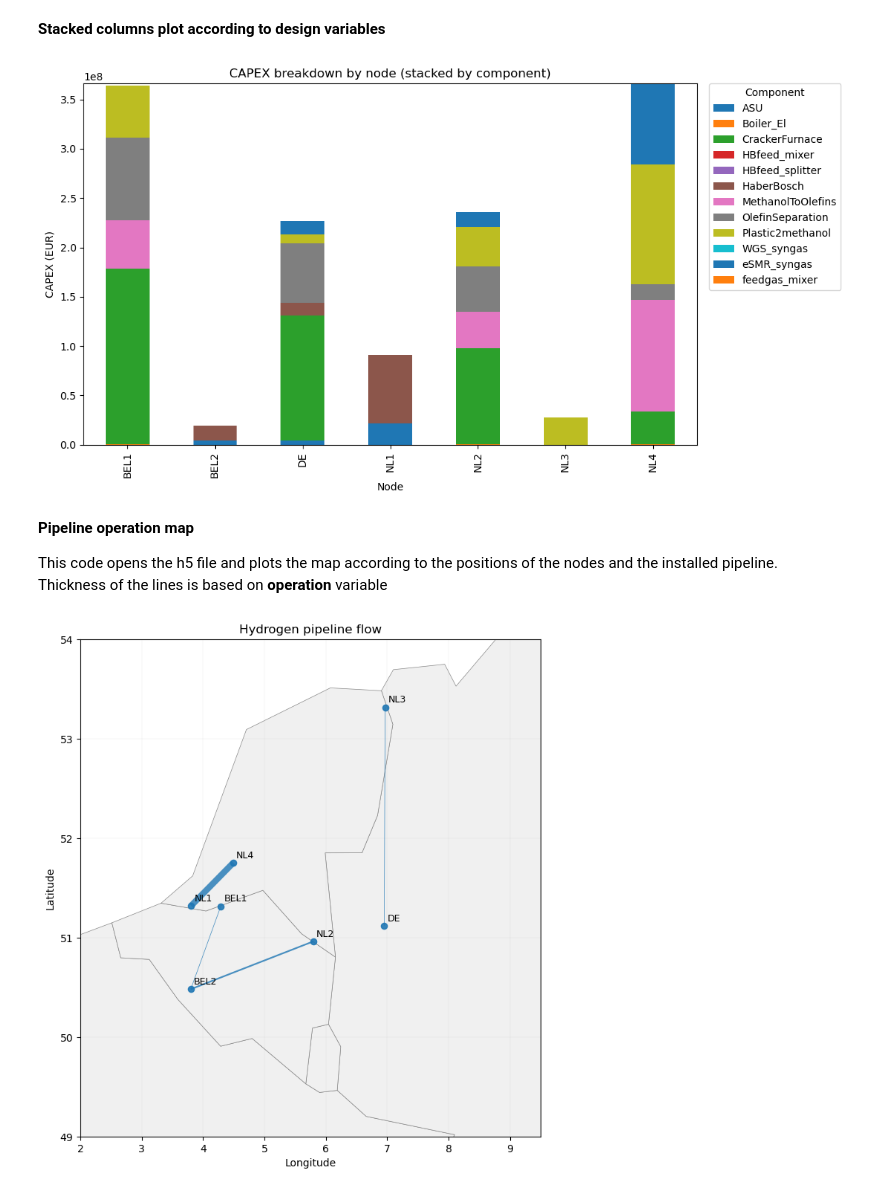
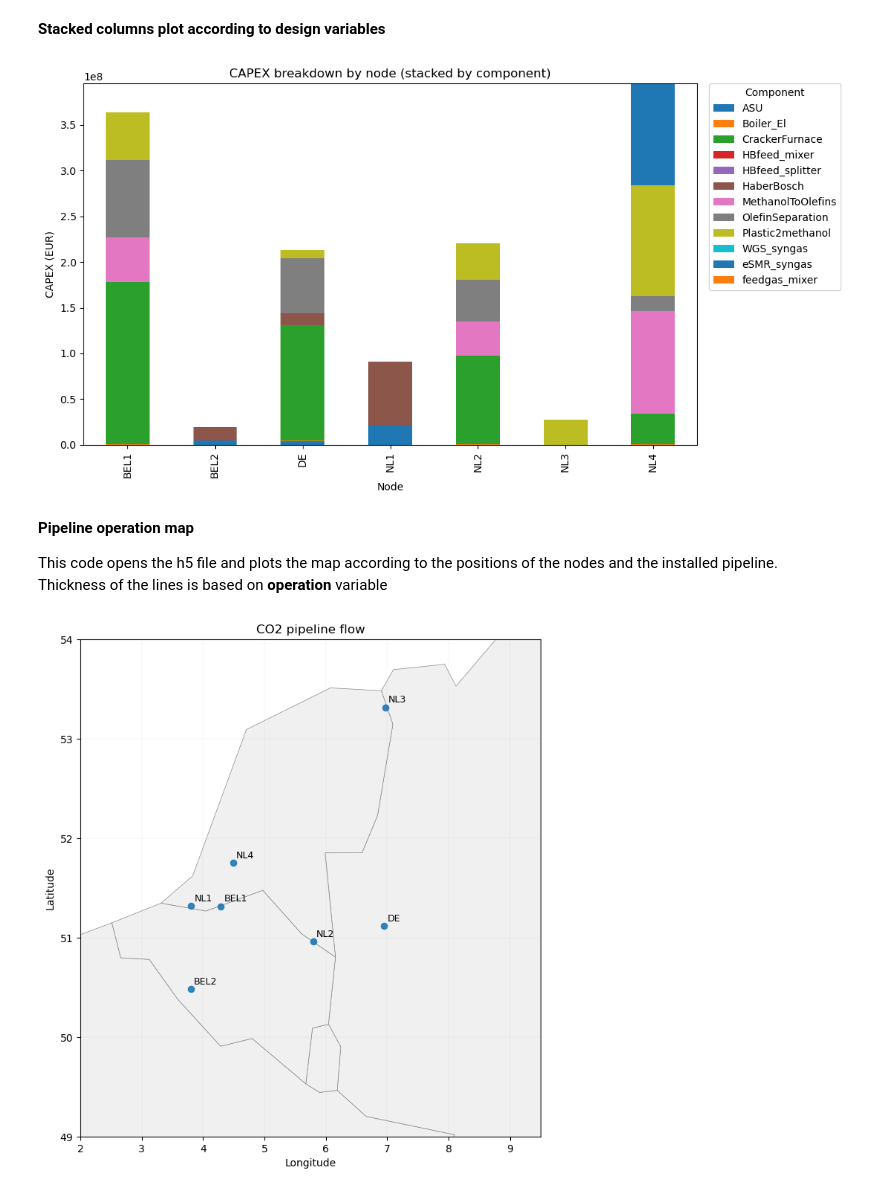
Before and after one commit to AlessandroMagnino/AdOpT-NET0_my, a Jupyter notebook: output_analysers/h5_reader.ipynb, the cells around one changed output. Cells and saved outputs as stored; diff of their text form; code cells hidden in the pictures.

```diff
--- a/output_analysers/h5_reader.ipynb
+++ b/output_analysers/h5_reader.ipynb
@@ -534,35 +534,35 @@ def plot_stacked_capex_by_node(df: pd.DataFrame,
     ax.set_xlabel("Node")
     ax.set_title("CAPEX breakdown by node (stacked by component)")
     ax.legend(title="Component", bbox_to_anchor=(1.02, 1), loc="upper left", borderaxespad=0)
 
     plt.tight_layout()
     plt.show()
 
 # Main
-h5_path = r"output\backbone_costs_transport_20260213180225-1\optimization_results.h5"
+h5_path = r"output\CO2_transport_20260216105501-1\optimization_results.h5"
 year = "2022"
 
 base = create_base_df(h5_path, year=year)
 base_tech = load_technologies_design_results("capex_tot", h5_path, year=year, base_df=base)
 base_ntw = load_networks_design_results("capex", h5_path, year=year, base_df=base)
 
 base_combined = merge_tech_and_ntw(base_tech, base_ntw, dataset_name=("capex_tot", "capex"), column_name="capex")
 
 # In case we want to load size as well (not needed for the plot but maybe useful for other analyses):
 # base = load_design_results("size", h5_path, year=year, base_df=base)
 
 # Node order (optional, can be customized or set to None for default sorting)
 node_order = ["BEL1", "BEL2", "DE", "NL1", "NL2", "NL3", "NL4"]
 
 plot_stacked_capex_by_node(
     base_combined,
     capex_col="capex",
     node_order=node_order,
     top_n_components=None,   # set to something like 10 if the legend explodes
     drop_zeros=True
 )
 # %% [output]
-[figure, old version]
+[figure, new version]
 # %% [markdown]
 **Pipeline operation map**
 
@@ -735,17 +735,17 @@ def make_geopandas_map(edges_df: pd.DataFrame,
 
 
 # main
-h5_path = r"output\backbone_costs_transport_20260213180225-1\optimization_results.h5"
-nodes_csv = r"case_studies\backbone_costs_transport\plants_clusters_summary.csv"
+h5_path = r"output\CO2_transport_20260216105501-1\optimization_results.h5"
+nodes_csv = r"case_studies\CO2_transport\plants_clusters_summary.csv"
 year = "2022"
 
-edges = read_network_edges(h5_path, year=year, network="hydrogenPipelineOnshore")
+edges = read_network_edges(h5_path, year=year, network="CO2_Pipeline")
 edges = attach_geometry(edges, nodes_csv)
 
 fig, ax, g_nodes_roi, g_edges_roi = make_geopandas_map(
     edges, nodes_csv, weight_col="flow",
-    title="Hydrogen pipeline flow"
+    title="CO2 pipeline flow"
 )
 plt.show()
 # %% [output]
-[figure, old version]
+[figure, new version]
```
Also changed, not shown: parts of 2 cells of this notebook, 3 other files.
